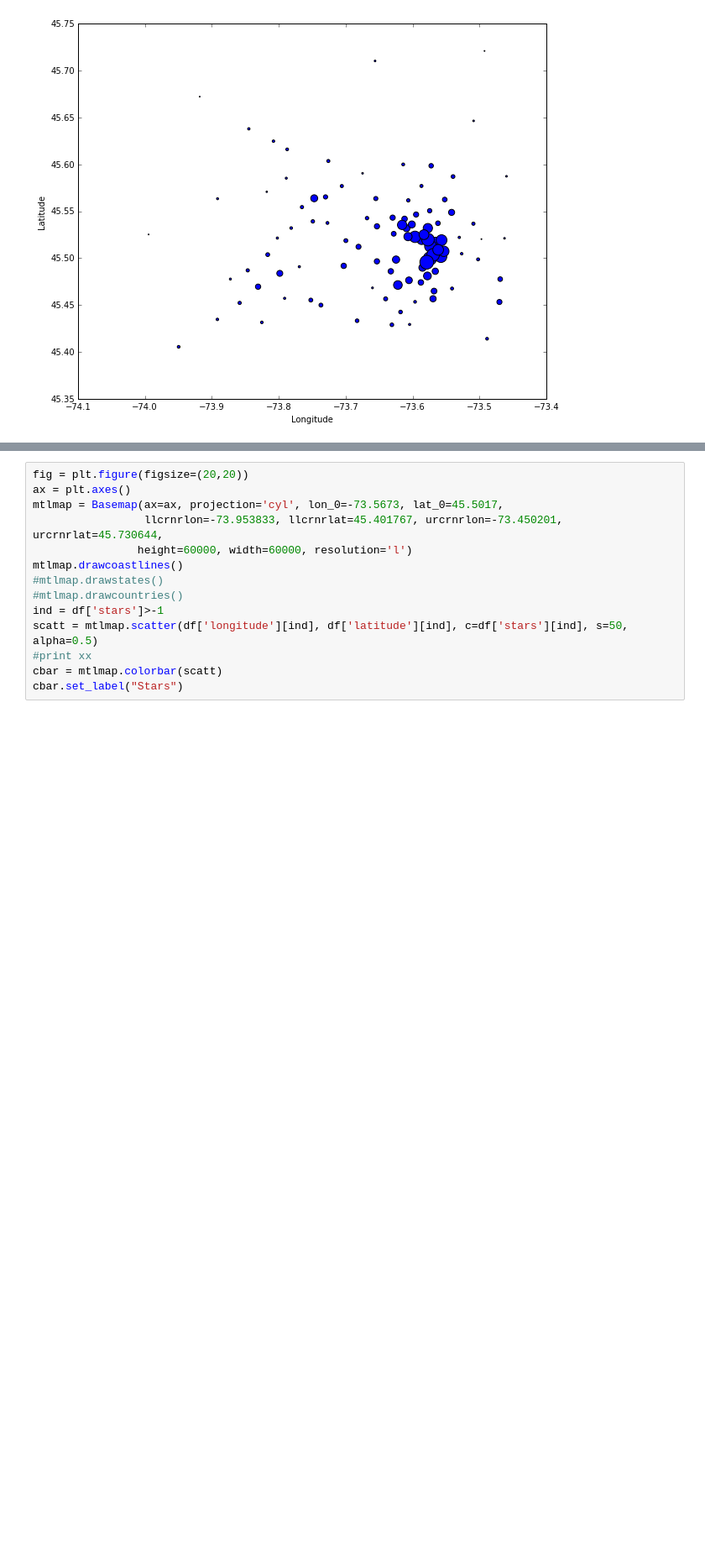
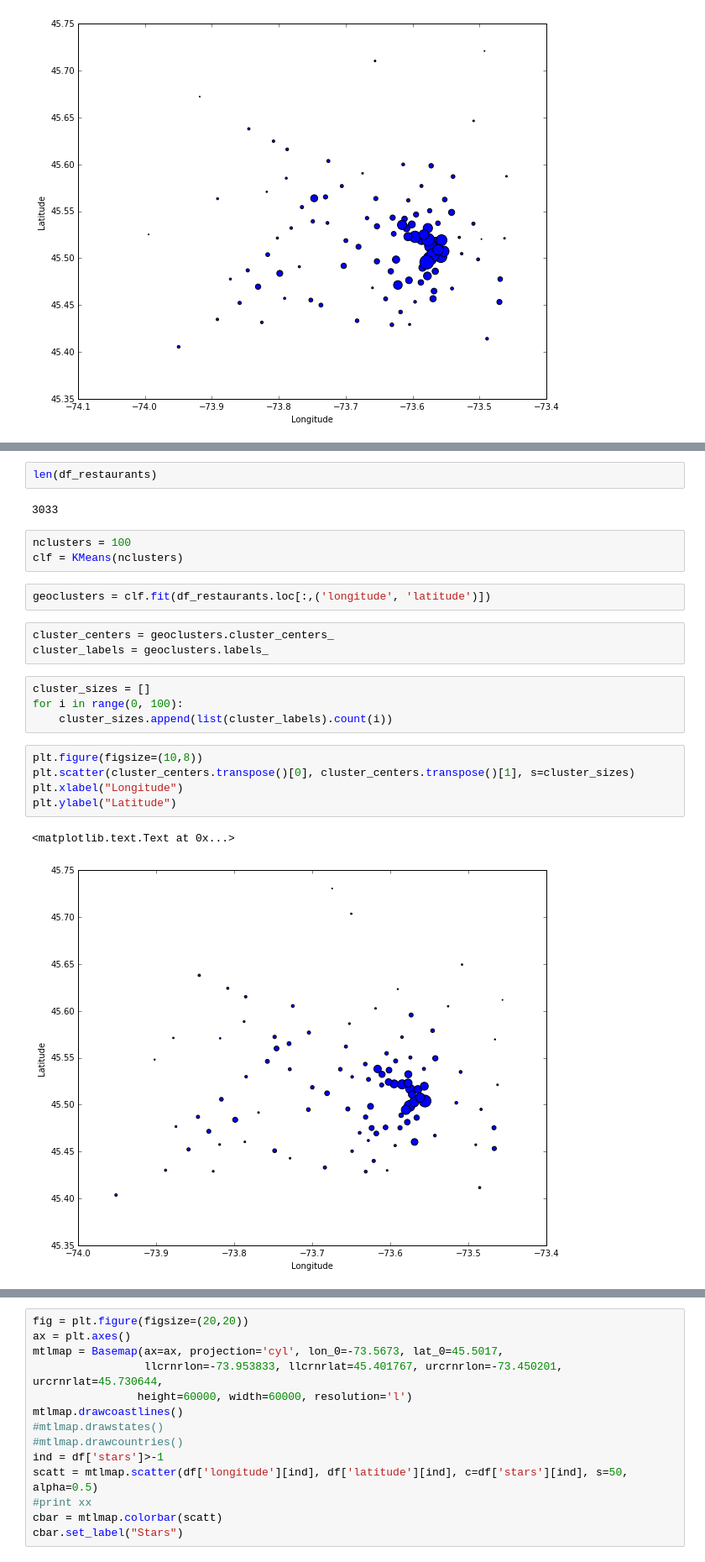
Before and after one commit to plazar/yackathon2016, a Jupyter notebook: BusinessClustering.ipynb, the cells around one changed output, grey strips where cells are left out. Shown: that part at 84% size. Saved outputs shown, nothing was run; the diff lists cells and outputs as text; blank space fills up the shorter version.

```diff
--- a/BusinessClustering.ipynb
+++ b/BusinessClustering.ipynb
@@ -151,0 +245,24 @@ plt.ylabel("Latitude")
+# %%
+len(df_restaurants)
+# %% [output]
+3033
+# %%
+nclusters = 100
+clf = KMeans(nclusters)
+# %%
+geoclusters = clf.fit(df_restaurants.loc[:,('longitude', 'latitude')])
+# %%
+cluster_centers = geoclusters.cluster_centers_
+cluster_labels = geoclusters.labels_
+# %%
+cluster_sizes = []
+for i in range(0, 100):
+    cluster_sizes.append(list(cluster_labels).count(i))
+# %%
+plt.figure(figsize=(10,8))
+plt.scatter(cluster_centers.transpose()[0], cluster_centers.transpose()[1], s=cluster_sizes)
+plt.xlabel("Longitude")
+plt.ylabel("Latitude")
+# %% [output]
+<matplotlib.text.Text at 0x...>
+[figure, added]
```
Also changed, not shown: parts of 51 cells of this notebook.
